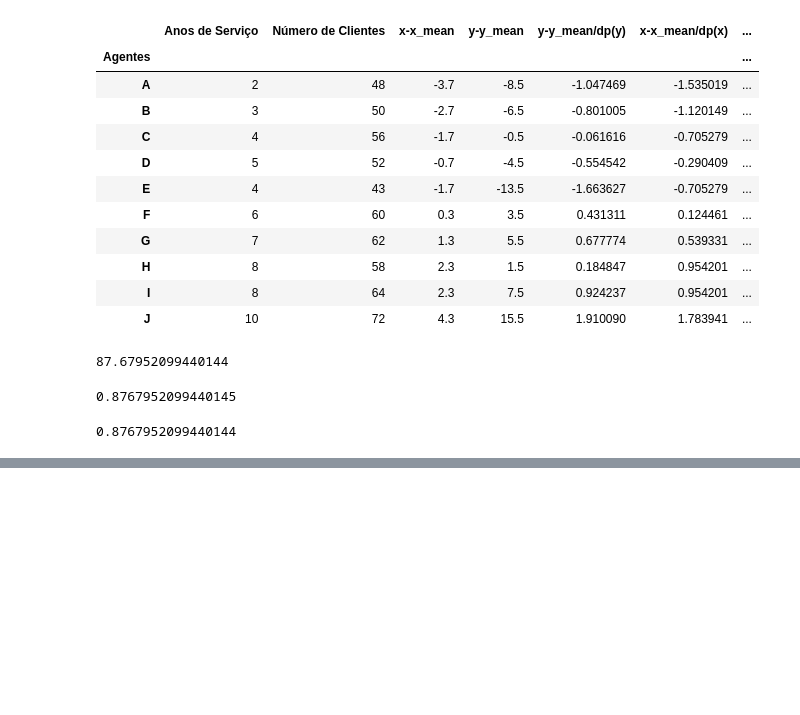
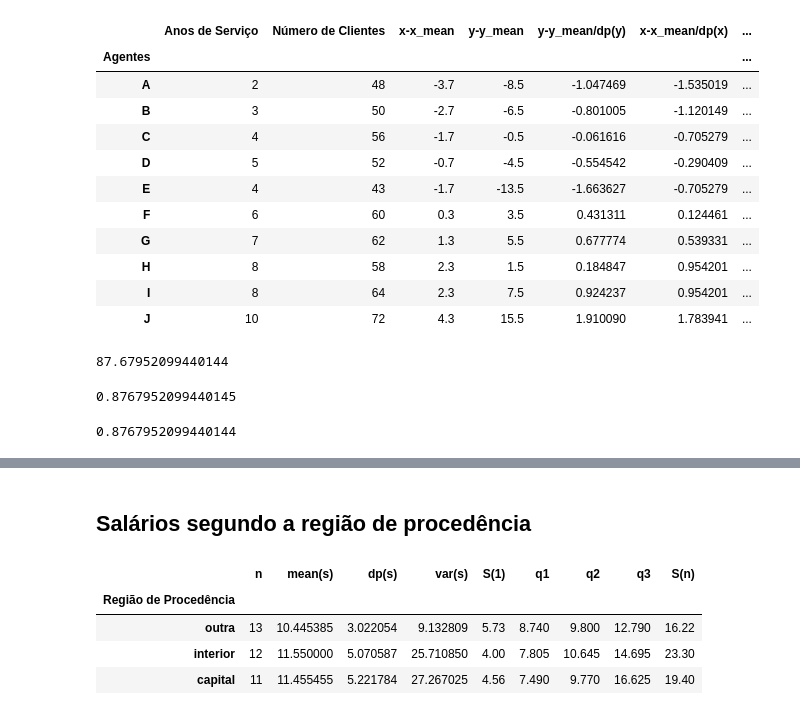
Before and after one commit to BrunoOlivei/estatistica, a Jupyter notebook: Estatística Básica/4_analise_bidimensional.ipynb, the cells around one changed output, grey strips where cells are left out. Cells and saved outputs as stored; diff of their text form; code cells hidden in the pictures; blank space fills up the shorter version.

```diff
--- a/Estatística Básica/4_analise_bidimensional.ipynb
+++ b/Estatística Básica/4_analise_bidimensional.ipynb
@@ -341,0 +390,20 @@ df
+# %% [markdown]
+## Salários segundo a região de procedência
+# %%
+grau_instrucao = df["Região de Procedência"].value_counts().reset_index().rename(columns={"index": "Região de Procedência", "Região de Procedência": "n"})
+grau_instrucao_salario = grau_instrucao.merge(df.groupby("Região de Procedência")["Salario (x Sal Min)"].mean().reset_index().rename(columns={"Salario (x Sal Min)": "mean(s)"}), on="Região de Procedência")
+grau_instrucao_salario.set_index("Região de Procedência", inplace=True)
+grau_instrucao_salario["dp(s)"] = df.groupby("Região de Procedência")["Salario (x Sal Min)"].apply(lambda x: desvio_padrao(x))
+grau_instrucao_salario["var(s)"] = df.groupby("Região de Procedência")["Salario (x Sal Min)"].apply(lambda x: variancia(x))
+grau_instrucao_salario["S(1)"] = df.groupby("Região de Procedência")["Salario (x Sal Min)"].min()
+grau_instrucao_salario["q1"] = df.groupby("Região de Procedência")["Salario (x Sal Min)"].quantile(0.25)
+grau_instrucao_salario["q2"] = df.groupby("Região de Procedência")["Salario (x Sal Min)"].quantile(0.5)
+grau_instrucao_salario["q3"] = df.groupby("Região de Procedência")["Salario (x Sal Min)"].quantile(0.75)
+grau_instrucao_salario["S(n)"] = df.groupby("Região de Procedência")["Salario (x Sal Min)"].max()
+grau_instrucao_salario
+# %% [output]
+|  | n | mean(s) | dp(s) | var(s) | S(1) | q1 | q2 | q3 | S(n) |
+| Região de Procedência |  |  |  |  |  |  |  |  |  |
+| outra | 13 | 10.445385 | 3.022054 | 9.132809 | 5.73 | 8.740 | 9.800 | 12.790 | 16.22 |
+| interior | 12 | 11.550000 | 5.070587 | 25.710850 | 4.00 | 7.805 | 10.645 | 14.695 | 23.30 |
+| capital | 11 | 11.455455 | 5.221784 | 27.267025 | 4.56 | 7.490 | 9.770 | 16.625 | 19.40 |
```
Also changed, not shown: parts of 7 cells of this notebook, 2 other files.
